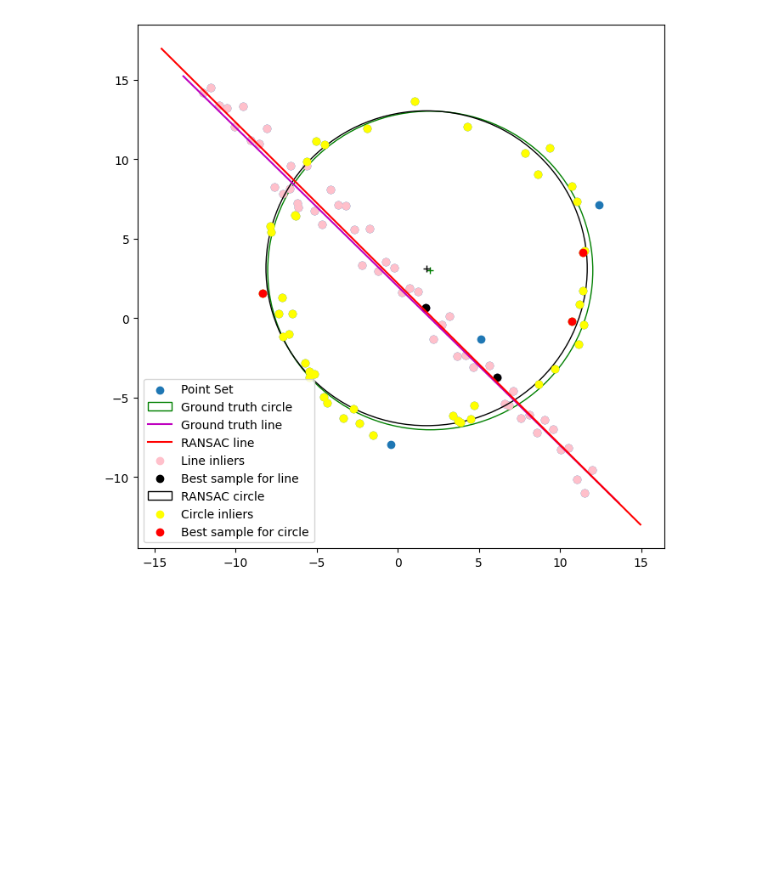
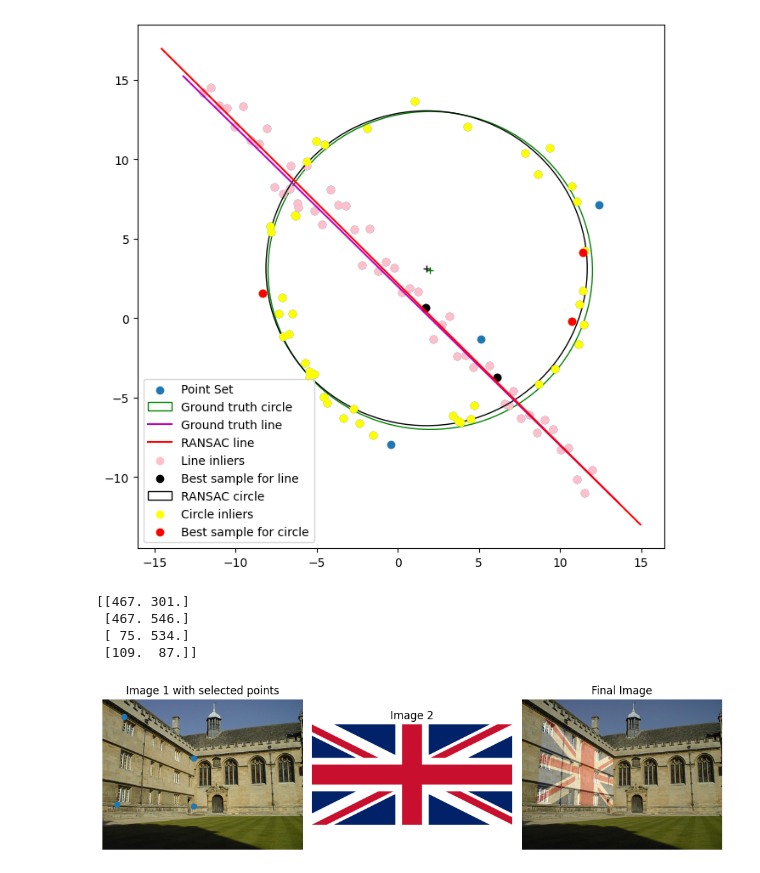
Before and after one commit to NidulaGunawardana/Vision_assignment_1, a Jupyter notebook: Assignment 2/assignment_Propper.ipynb, the cells around one changed output. Cells and saved outputs as stored; diff of their text form; code cells hidden in the pictures; blank space fills up the shorter version.

Commit message:
New super imposing function done

```diff
--- a/Assignment 2/assignment_Propper.ipynb
+++ b/Assignment 2/assignment_Propper.ipynb
@@ -393,3 +393,57 @@ plt.legend()
 # %% [output]
 <matplotlib.legend.Legend at 0x...>
 [figure]
+# %%
+import numpy as np
+import cv2 as cv
+from skimage import transform
+
+im1 =  cv.imread('005.jpg')
+# im1 = cv.cvtColor(im1, cv.COLOR_BGR2RGB)
+im2 =  cv.imread('flag.png')
+# im2 = cv.cvtColor(im2, cv.COLOR_BGR2RGB)
+assert im1 is not None
+
+
+N = 4
+global n
+n = 0
+
+p1 = np.empty((N,2))
+p2 = np.empty((N,2))
+
+def draw_circle(event, x, y, flags, param):
+    global n
+    p = param[0]
+    if event == cv.EVENT_LBUTTONDOWN:
+        cv.circle(param[1], (x,y), 3, (0,255,0), -1)
+        p[n] = (x,y)
+        n = n+1
+
+im1copy = im1.copy()
+im2copy = im2.copy()
+
+cv.namedWindow('Image 1',cv.WINDOW_AUTOSIZE)
+
+param = [p1, im1copy]
+
+cv.setMouseCallback('Image 1', draw_circle, param)
+
+while (1):
+    cv.imshow('Image 1', im1copy)
+    if n == N:
+        break
+    if cv.waitKey(20) & 0xFF == 27:
+        break
+
+cv.destroyAllWindows()
+
+dst_points = p1
+dst_points = np.array([np.array(p) for p in dst_points])
+
+print(dst_points)
+# %% [output]
+[[467. 301.]
+ [467. 546.]
+ [ 75. 534.]
+ [109.  87.]]
@@ -395,0 +484,23 @@ plt.legend()
+# %%
+dst = superimpose(im1, im2, dst_points, 0.3, 0.9)
+
+plt.figure(figsize=(10, 10))
+plt.subplot(1, 3, 1)
+plt.imshow(cv.cvtColor(im1, cv.COLOR_RGB2BGR))
+plt.scatter(dst_points[:, 0], dst_points[:, 1])
+plt.title("Image 1 with selected points")
+plt.axis('off')
+
+plt.subplot(1, 3, 2)
+plt.imshow(cv.cvtColor(im2, cv.COLOR_RGB2BGR))
+plt.title("Image 2")
+plt.axis('off')
+
+plt.subplot(1, 3, 3)
+plt.imshow(cv.cvtColor(dst, cv.COLOR_RGB2BGR))
+plt.title("Final Image")
+plt.axis('off')
+
+plt.tight_layout()
+# %% [output]
+[figure, added]
```
Also changed, not shown: parts of 1 cell of this notebook.
